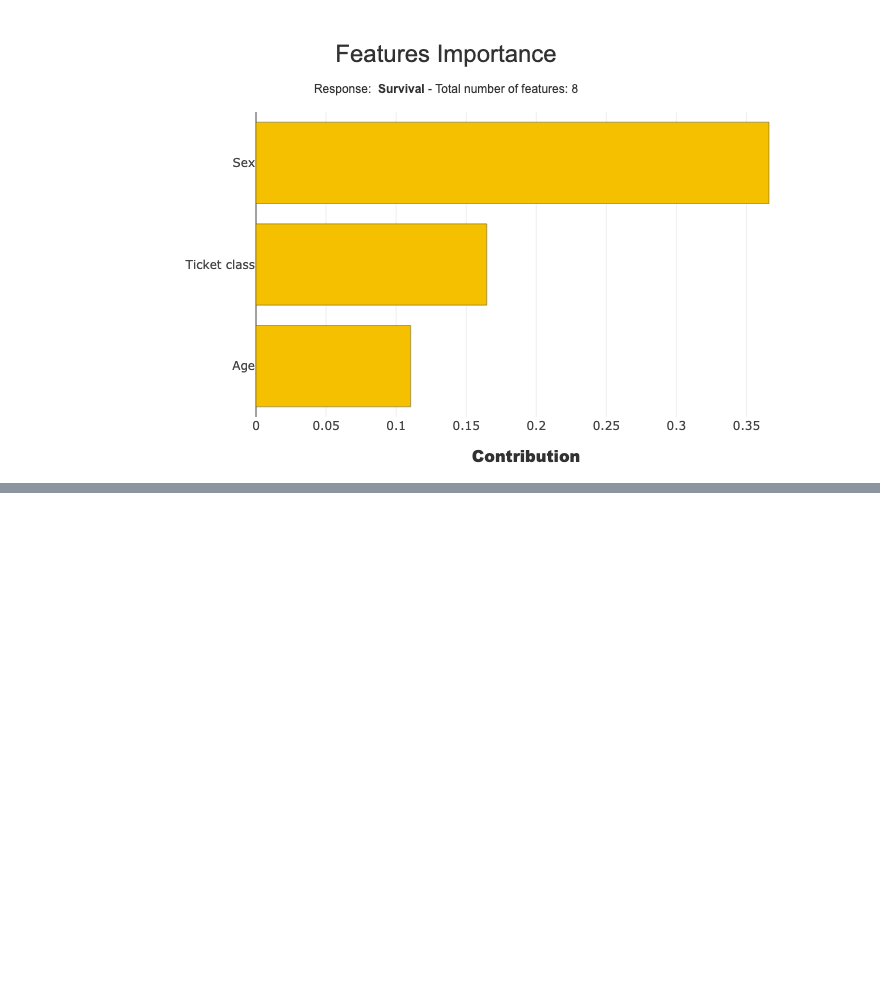
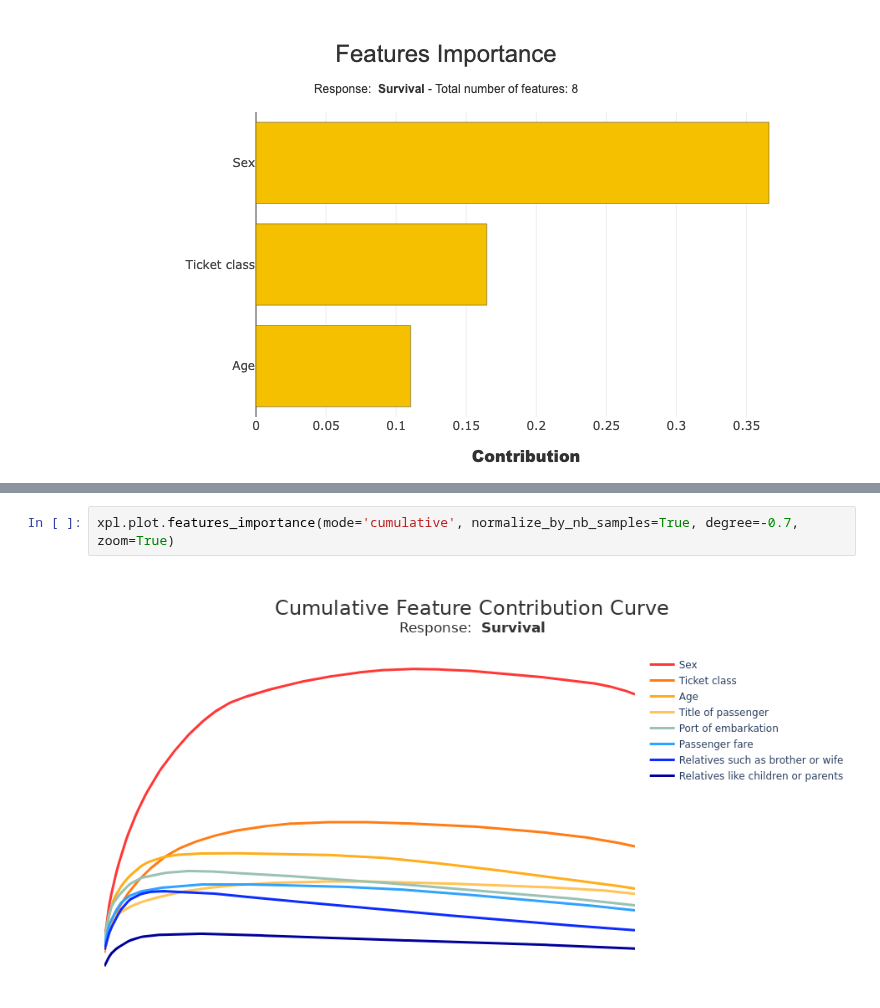
Before and after one commit to MAIF/shapash, a Jupyter notebook: tutorial/plots_and_charts/tuto-plot03-features-importance.ipynb, the cells around one changed output, grey strips where cells are left out. Cells and saved outputs as stored; diff of their text form; blank space fills up the shorter version.

```diff
--- a/tutorial/plots_and_charts/tuto-plot03-features-importance.ipynb
+++ b/tutorial/plots_and_charts/tuto-plot03-features-importance.ipynb
@@ -113,0 +128,4 @@ xpl.plot.features_importance(max_features=3)
+# %%
+xpl.plot.features_importance(mode='cumulative', normalize_by_nb_samples=True, degree=-0.7, zoom=True)
+# %% [output]
+[figure, added]
```
Also changed, not shown: parts of 6 cells of this notebook.
